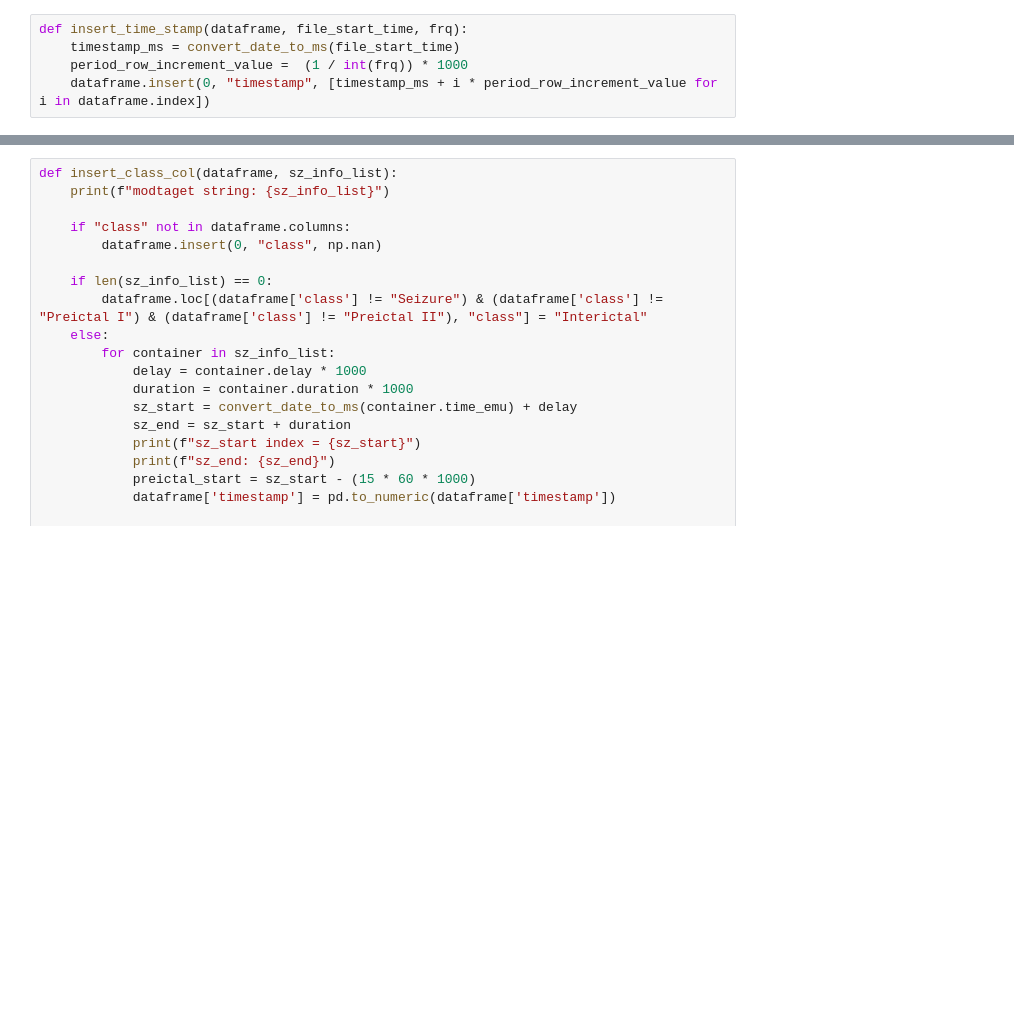
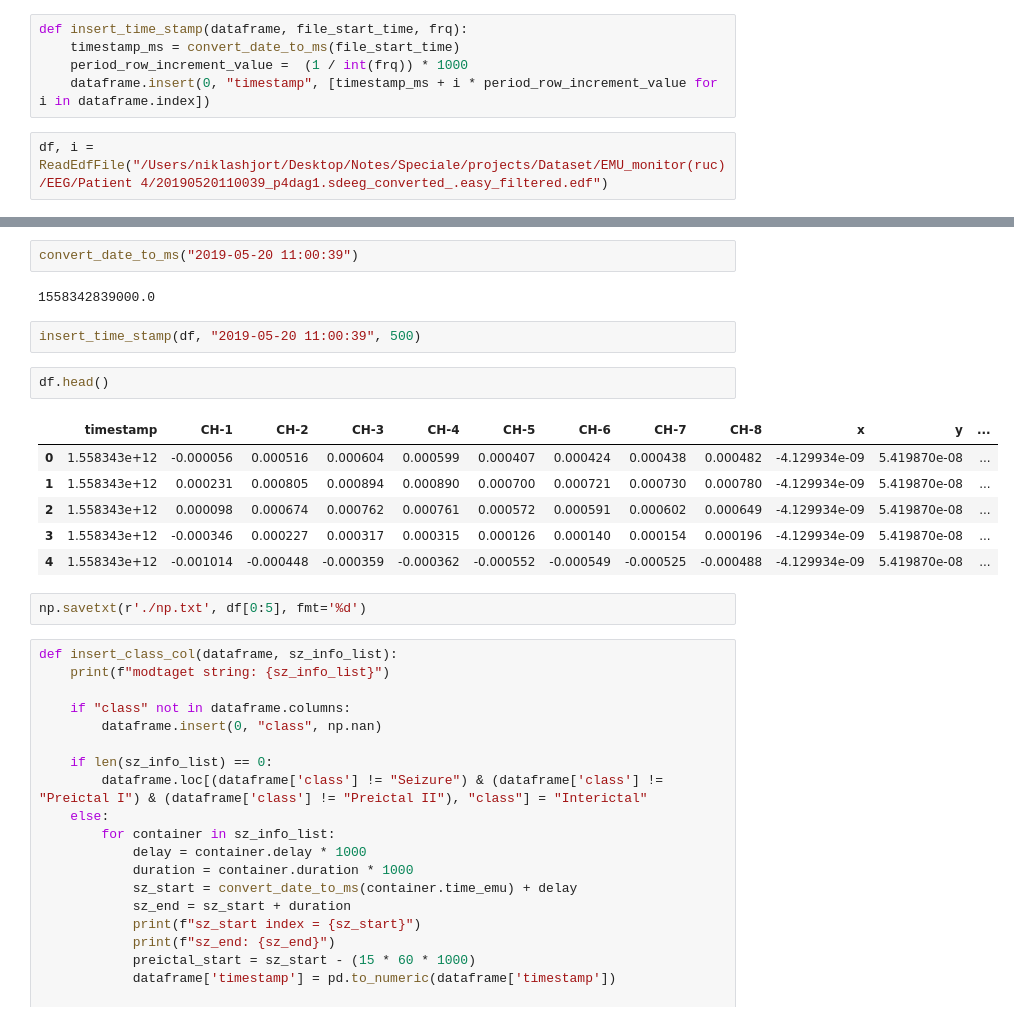
Before and after one commit to nikl1425/DeepLearning_Master, a Jupyter notebook: DataHandling/Køge/EEG_Read.ipynb, the cells around one changed output, grey strips where cells are left out. Cells and saved outputs as stored; diff of their text form; blank space fills up the shorter version.

```diff
--- a/DataHandling/Køge/EEG_Read.ipynb
+++ b/DataHandling/Køge/EEG_Read.ipynb
@@ -190,3 +180,5 @@ def insert_time_stamp(dataframe, file_start_time, frq):
     timestamp_ms = convert_date_to_ms(file_start_time)
     period_row_increment_value =  (1 / int(frq)) * 1000
     dataframe.insert(0, "timestamp", [timestamp_ms + i * period_row_increment_value for i in dataframe.index])
+# %%
+df, i = ReadEdfFile("/Users/niklashjort/Desktop/Notes/Speciale/projects/Dataset/EMU_monitor(ruc)/EEG/Patient 4/20190520110039_p4dag1.sdeeg_converted_.easy_filtered.edf")
@@ -193,3 +200,20 @@ def insert_time_stamp(dataframe, file_start_time, frq):
+# %%
+convert_date_to_ms("2019-05-20 11:00:39")
+# %% [output]
+1558342839000.0
+# %%
+insert_time_stamp(df, "2019-05-20 11:00:39", 500)
+# %%
+df.head()
+# %% [output]
+|  | timestamp | CH-1 | CH-2 | CH-3 | CH-4 | CH-5 | CH-6 | CH-7 | CH-8 | x | y | ... |
+| 0 | 1.558343e+12 | -0.000056 | 0.000516 | 0.000604 | 0.000599 | 0.000407 | 0.000424 | 0.000438 | 0.000482 | -4.129934e-09 | 5.419870e-08 | ... |
+| 1 | 1.558343e+12 | 0.000231 | 0.000805 | 0.000894 | 0.000890 | 0.000700 | 0.000721 | 0.000730 | 0.000780 | -4.129934e-09 | 5.419870e-08 | ... |
+| 2 | 1.558343e+12 | 0.000098 | 0.000674 | 0.000762 | 0.000761 | 0.000572 | 0.000591 | 0.000602 | 0.000649 | -4.129934e-09 | 5.419870e-08 | ... |
+| 3 | 1.558343e+12 | -0.000346 | 0.000227 | 0.000317 | 0.000315 | 0.000126 | 0.000140 | 0.000154 | 0.000196 | -4.129934e-09 | 5.419870e-08 | ... |
+| 4 | 1.558343e+12 | -0.001014 | -0.000448 | -0.000359 | -0.000362 | -0.000552 | -0.000549 | -0.000525 | -0.000488 | -4.129934e-09 | 5.419870e-08 | ... |
+# %%
+np.savetxt(r'./np.txt', df[0:5], fmt='%d')
 # %%
 def insert_class_col(dataframe, sz_info_list):
     print(f"modtaget string: {sz_info_list}")
```
Also changed, not shown: parts of 2 cells of this notebook.
